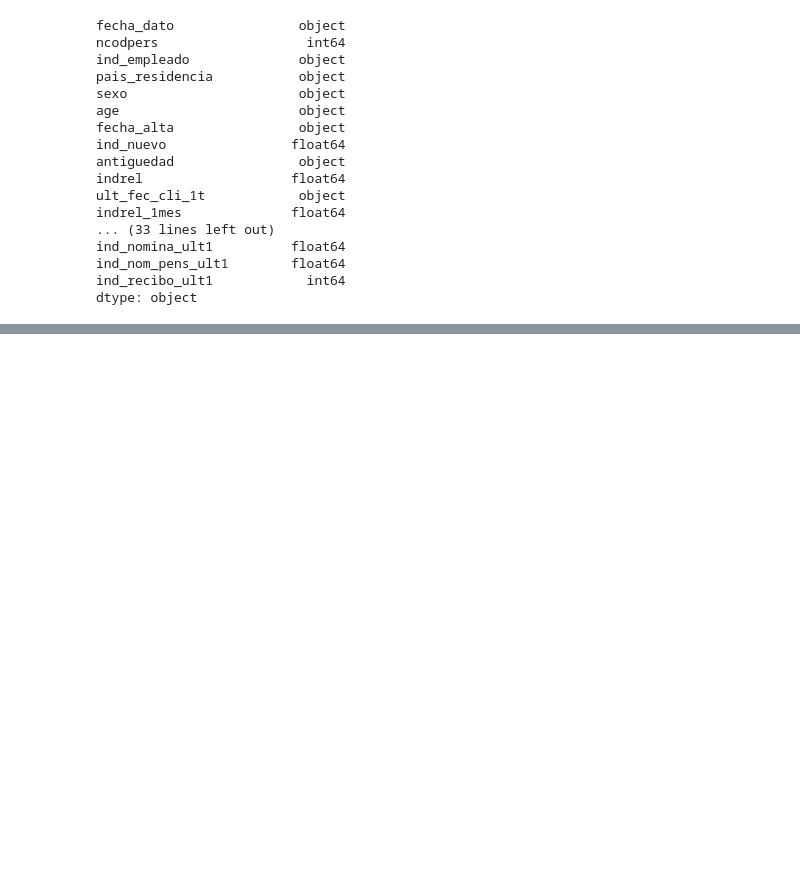
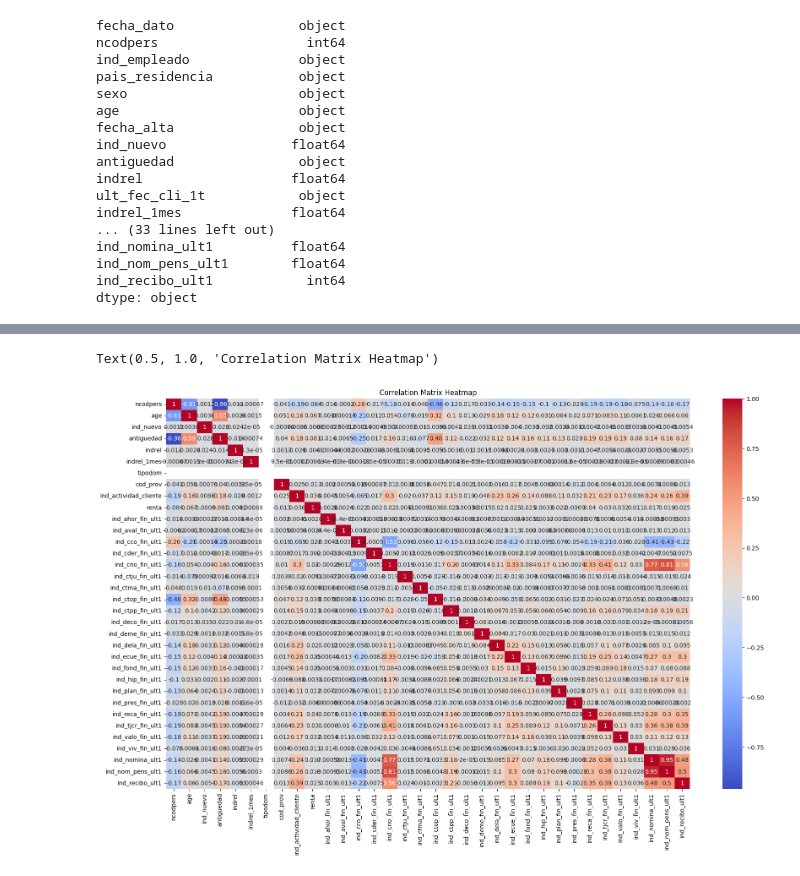
Before and after one commit to sarahesayas/DATA-4380, a Jupyter notebook: Tabular-Data/Tabular-Project/Understanding-Data.ipynb, the cells around one changed output, grey strips where cells are left out. Cells and saved outputs as stored; diff of their text form; code cells hidden in the pictures; blank space fills up the shorter version.

```diff
--- a/Tabular-Data/Tabular-Project/Understanding-Data.ipynb
+++ b/Tabular-Data/Tabular-Project/Understanding-Data.ipynb
@@ -109,0 +238,4 @@ dtype: int64
+# %%
+median_renta = df['renta'].median()
+
+df['renta'].fillna(median_renta, inplace=True)
@@ -109,0 +280,5 @@ dtype: int64
+# %%
+invalid_entries = df[df.select_dtypes(include='number') < 0].any(axis=1)
+
+# Drop rows with invalid entries
+df = df[~invalid_entries]
@@ -109,0 +310,2 @@ dtype: int64
+# %%
+df = df[(df['age'] >= 18) & (df['age'] <= 95)]
@@ -109,0 +327,3 @@ dtype: int64
+# %%
+correlation_matrix=df.corr(numeric_only=True)
+correlation_matrix
@@ -109,0 +349,8 @@ dtype: int64
+# %%
+plt.figure(figsize=(20,12))
+
+sns.heatmap(correlation_matrix, annot=True, cmap='coolwarm')
+plt.title('Correlation Matrix Heatmap')
+# %% [output]
+Text(0.5, 1.0, 'Correlation Matrix Heatmap')
+[figure, added]
```
Also changed, not shown: parts of 48 cells of this notebook.
